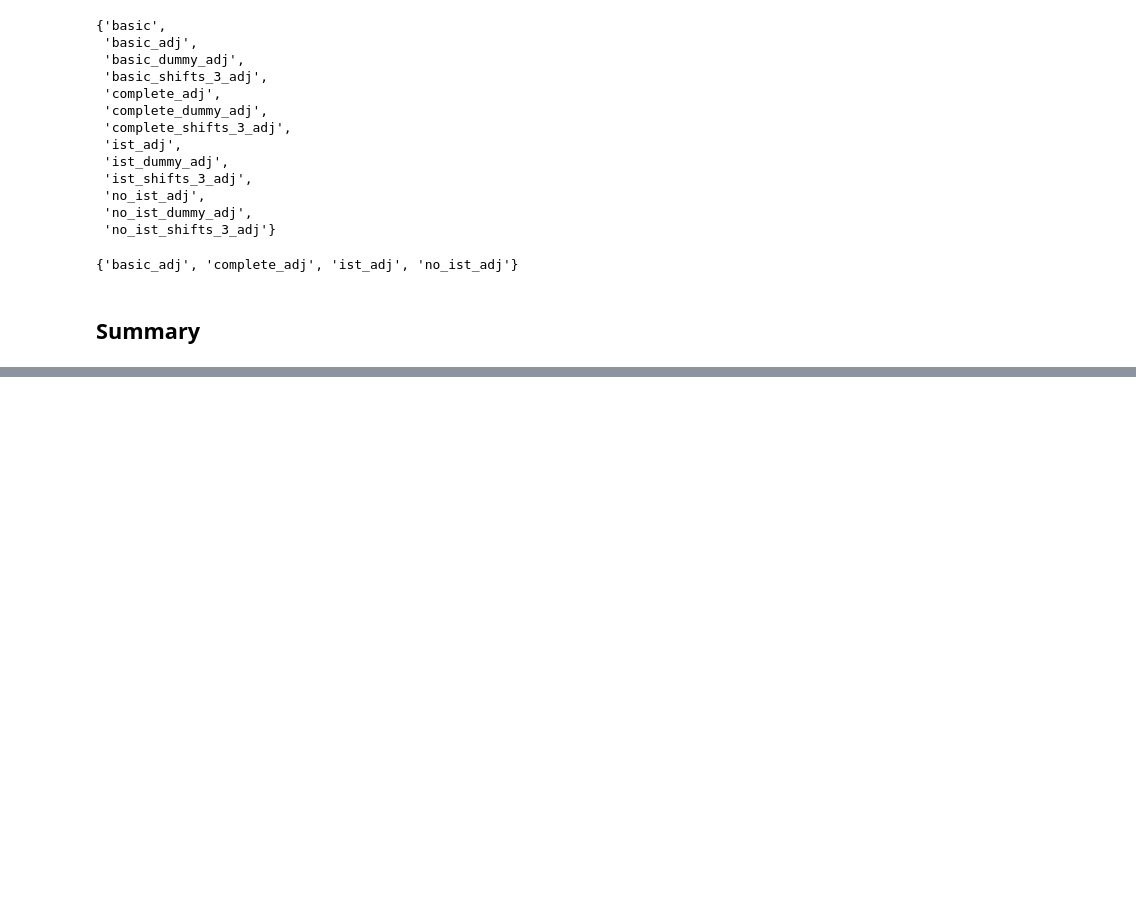
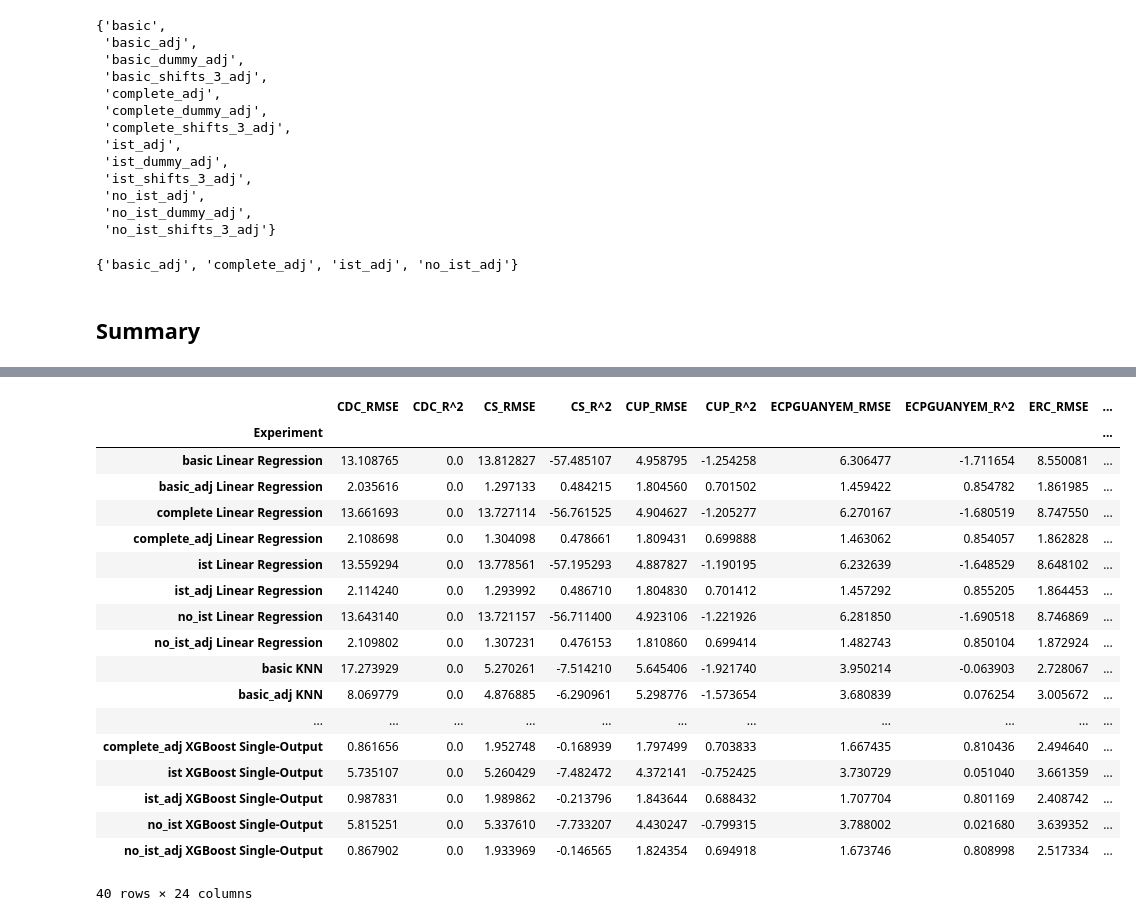
Before and after one commit to guillempla/catalan-elections-forecasting, a Jupyter notebook: src/study_data/study-results.ipynb, the cells around one changed output, grey strips where cells are left out. Cells and saved outputs as stored; diff of their text form; code cells hidden in the pictures; blank space fills up the shorter version.

```diff
--- a/src/study_data/study-results.ipynb
+++ b/src/study_data/study-results.ipynb
@@ -1046,0 +1242,43 @@ xgboost_multi_output_summary_df
+# %%
+# List of dataframes
+dataframes = [
+    (linear_regression_filtered_df, 'Linear Regression'),
+    (knn_filtered_df, 'KNN'),
+    (decision_tree_filtered_df, 'Decision Tree'),
+    (xgboost_multi_output_filtered_df, 'XGBoost Multi-Output'),
+    (xgboost_single_output_filtered_df, 'XGBoost Single-Output')
+]
+
+# Create an empty dataframe to hold the concatenated data
+concatenated_df = pd.DataFrame()
+
+# Concatenate the dataframes
+for df, model in dataframes:
+    df = df.copy()  # Create a copy to avoid modifying the original dataframe
+    df['Model'] = model
+    df['Dataset'] = df.index
+    df['Experiment'] = df['Dataset'] + ' ' + df['Model']
+    df.set_index('Experiment', inplace=True)
+    concatenated_df = pd.concat([concatenated_df, df])
+
+concatenated_df
+# %% [output]
+|  | CDC_RMSE | CDC_R^2 | CS_RMSE | CS_R^2 | CUP_RMSE | CUP_R^2 | ECPGUANYEM_RMSE | ECPGUANYEM_R^2 | ERC_RMSE | ... |
+| Experiment |  |  |  |  |  |  |  |  |  | ... |
+| basic Linear Regression | 13.108765 | 0.0 | 13.812827 | -57.485107 | 4.958795 | -1.254258 | 6.306477 | -1.711654 | 8.550081 | ... |
+| basic_adj Linear Regression | 2.035616 | 0.0 | 1.297133 | 0.484215 | 1.804560 | 0.701502 | 1.459422 | 0.854782 | 1.861985 | ... |
+| complete Linear Regression | 13.661693 | 0.0 | 13.727114 | -56.761525 | 4.904627 | -1.205277 | 6.270167 | -1.680519 | 8.747550 | ... |
+| complete_adj Linear Regression | 2.108698 | 0.0 | 1.304098 | 0.478661 | 1.809431 | 0.699888 | 1.463062 | 0.854057 | 1.862828 | ... |
+| ist Linear Regression | 13.559294 | 0.0 | 13.778561 | -57.195293 | 4.887827 | -1.190195 | 6.232639 | -1.648529 | 8.648102 | ... |
+| ist_adj Linear Regression | 2.114240 | 0.0 | 1.293992 | 0.486710 | 1.804830 | 0.701412 | 1.457292 | 0.855205 | 1.864453 | ... |
+| no_ist Linear Regression | 13.643140 | 0.0 | 13.721157 | -56.711400 | 4.923106 | -1.221926 | 6.281850 | -1.690518 | 8.746869 | ... |
+| no_ist_adj Linear Regression | 2.109802 | 0.0 | 1.307231 | 0.476153 | 1.810860 | 0.699414 | 1.482743 | 0.850104 | 1.872924 | ... |
+| basic KNN | 17.273929 | 0.0 | 5.270261 | -7.514210 | 5.645406 | -1.921740 | 3.950214 | -0.063903 | 2.728067 | ... |
+| basic_adj KNN | 8.069779 | 0.0 | 4.876885 | -6.290961 | 5.298776 | -1.573654 | 3.680839 | 0.076254 | 3.005672 | ... |
+| ... | ... | ... | ... | ... | ... | ... | ... | ... | ... | ... |
+| complete_adj XGBoost Single-Output | 0.861656 | 0.0 | 1.952748 | -0.168939 | 1.797499 | 0.703833 | 1.667435 | 0.810436 | 2.494640 | ... |
+| ist XGBoost Single-Output | 5.735107 | 0.0 | 5.260429 | -7.482472 | 4.372141 | -0.752425 | 3.730729 | 0.051040 | 3.661359 | ... |
+| ist_adj XGBoost Single-Output | 0.987831 | 0.0 | 1.989862 | -0.213796 | 1.843644 | 0.688432 | 1.707704 | 0.801169 | 2.408742 | ... |
+| no_ist XGBoost Single-Output | 5.815251 | 0.0 | 5.337610 | -7.733207 | 4.430247 | -0.799315 | 3.788002 | 0.021680 | 3.639352 | ... |
+| no_ist_adj XGBoost Single-Output | 0.867902 | 0.0 | 1.933969 | -0.146565 | 1.824354 | 0.694918 | 1.673746 | 0.808998 | 2.517334 | ... |
+40 rows × 24 columns
```
Also changed, not shown: parts of 16 cells of this notebook.
